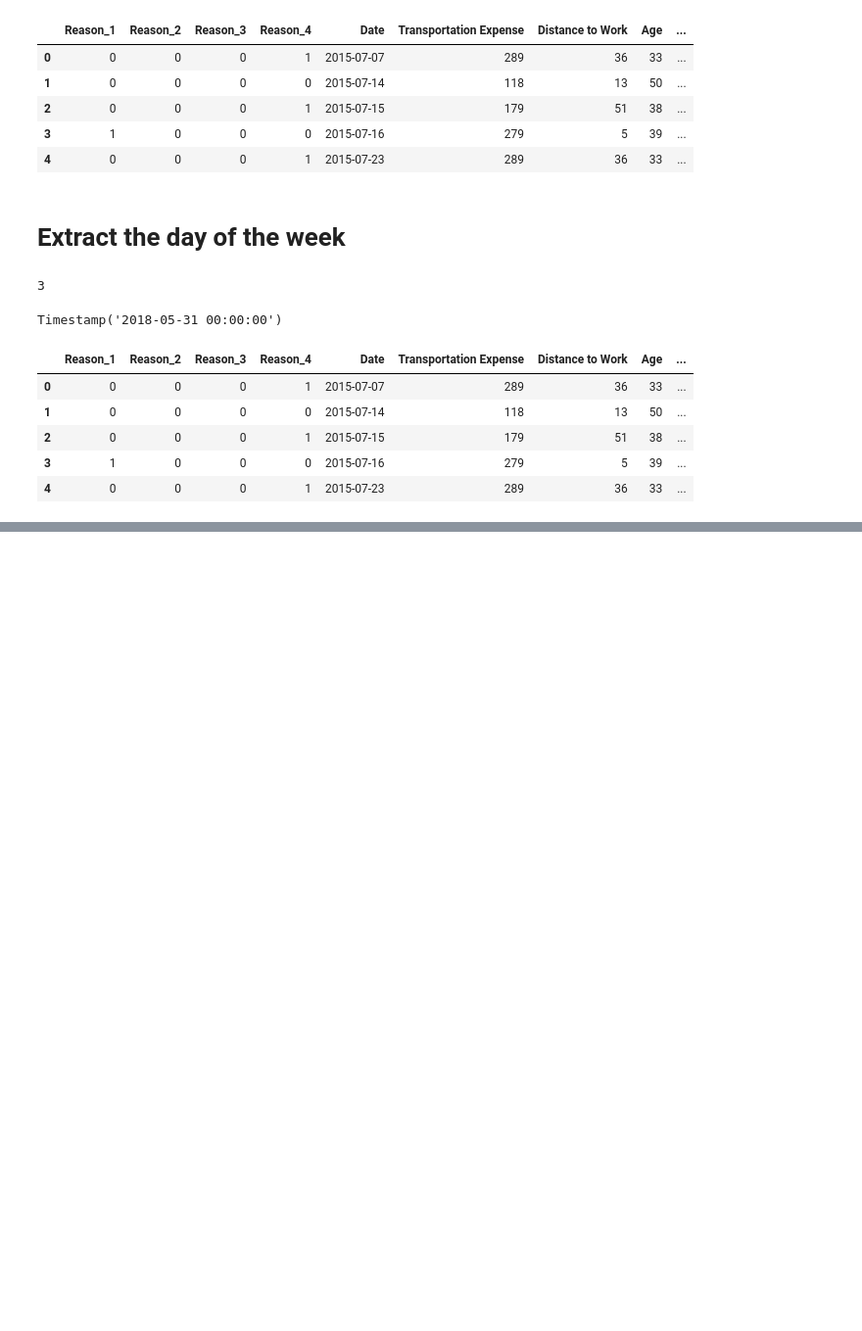
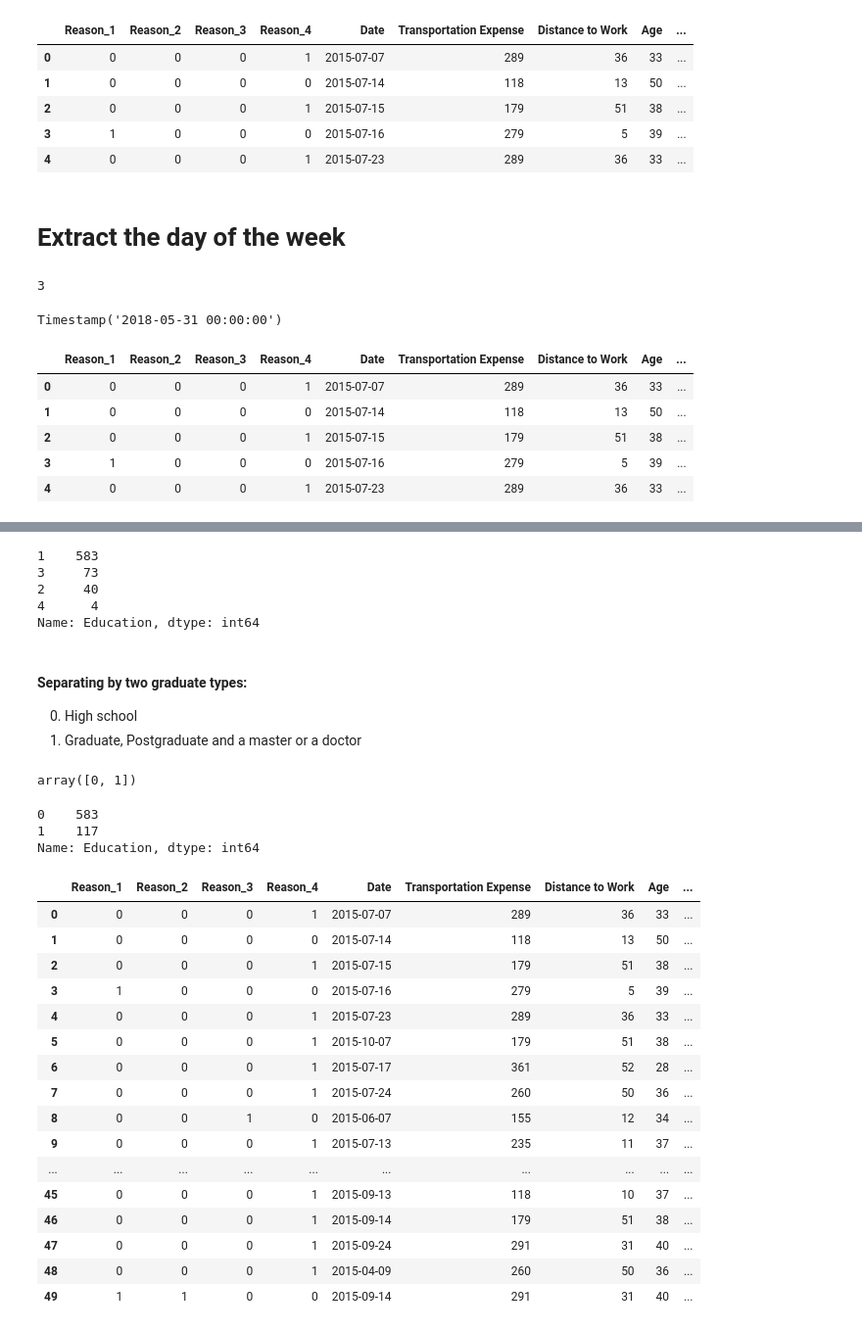
Before and after one commit to Lionel21/data-analyst-absenteeism, a Jupyter notebook: Absenteeism.ipynb, the cells around one changed output, grey strips where cells are left out. Shown: that part at 98% size. Drawn from its saved outputs; the diff is of its cells as text; code cells hidden in the pictures; blank space fills up the shorter version.

```diff
--- a/Absenteeism.ipynb
+++ b/Absenteeism.ipynb
@@ -277,0 +290,44 @@ df_reason_mod.head()
+# %%
+df_reason_mod['Education'].value_counts()
+# %% [output]
+1    583
+3     73
+2     40
+4      4
+Name: Education, dtype: int64
+# %% [markdown]
+#### Separating by two graduate types:
+0. High school
+1. Graduate, Postgraduate and a master or a doctor
+# %%
+df_reason_mod['Education'] = df_reason_mod['Education'].map({1:0, 2:1, 3:1, 4:1})
+# %%
+df_reason_mod['Education'].unique()
+# %% [output]
+array([0, 1])
+# %%
+df_reason_mod['Education'].value_counts()
+# %% [output]
+0    583
+1    117
+Name: Education, dtype: int64
+# %%
+df_reason_mod.head(50)
+# %% [output]
+|  | Reason_1 | Reason_2 | Reason_3 | Reason_4 | Date | Transportation Expense | Distance to Work | Age | ... |
+| 0 | 0 | 0 | 0 | 1 | 2015-07-07 | 289 | 36 | 33 | ... |
+| 1 | 0 | 0 | 0 | 0 | 2015-07-14 | 118 | 13 | 50 | ... |
+| 2 | 0 | 0 | 0 | 1 | 2015-07-15 | 179 | 51 | 38 | ... |
+| 3 | 1 | 0 | 0 | 0 | 2015-07-16 | 279 | 5 | 39 | ... |
+| 4 | 0 | 0 | 0 | 1 | 2015-07-23 | 289 | 36 | 33 | ... |
+| 5 | 0 | 0 | 0 | 1 | 2015-10-07 | 179 | 51 | 38 | ... |
+| 6 | 0 | 0 | 0 | 1 | 2015-07-17 | 361 | 52 | 28 | ... |
+| 7 | 0 | 0 | 0 | 1 | 2015-07-24 | 260 | 50 | 36 | ... |
+| 8 | 0 | 0 | 1 | 0 | 2015-06-07 | 155 | 12 | 34 | ... |
+| 9 | 0 | 0 | 0 | 1 | 2015-07-13 | 235 | 11 | 37 | ... |
+| ... | ... | ... | ... | ... | ... | ... | ... | ... | ... |
+| 45 | 0 | 0 | 0 | 1 | 2015-09-13 | 118 | 10 | 37 | ... |
+| 46 | 0 | 0 | 0 | 1 | 2015-09-14 | 179 | 51 | 38 | ... |
+| 47 | 0 | 0 | 0 | 1 | 2015-09-24 | 291 | 31 | 40 | ... |
+| 48 | 0 | 0 | 0 | 1 | 2015-04-09 | 260 | 50 | 36 | ... |
+| 49 | 1 | 1 | 0 | 0 | 2015-09-14 | 291 | 31 | 40 | ... |
```
Also changed, not shown: parts of 3 cells of this notebook.
